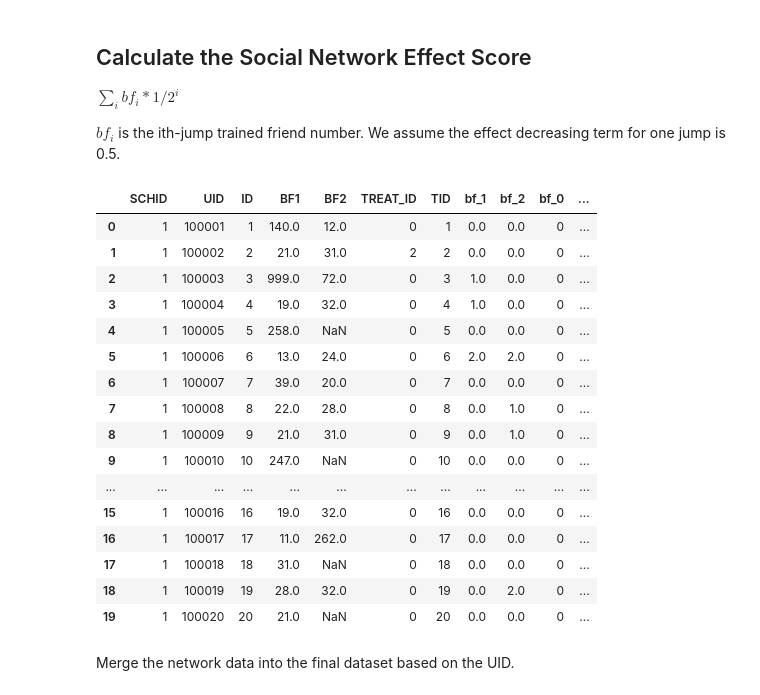
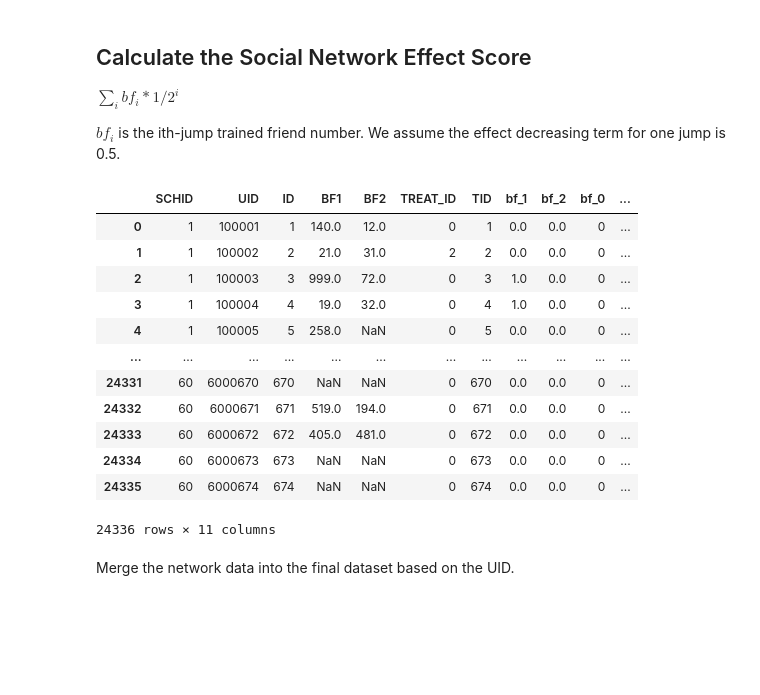
Before and after one commit to JipengSun/Causal_Inference_Anticonflict, a Jupyter notebook: network_analysis.ipynb, the cells around one changed output. Drawn from its saved outputs; the diff is of its cells as text; code cells hidden in the pictures; blank space fills up the shorter version.

```diff
--- a/network_analysis.ipynb
+++ b/network_analysis.ipynb
@@ -158,25 +158,21 @@ $bf_i$ is the ith-jump trained friend number. We assume the effect decreasing te
 # %%
 total_df['bf_0'] = 0
 total_df.loc[total_df['TREAT_ID'] == '1', 'bf_0'] = 1
 total_df = total_df.assign(Network_Effect = lambda x: (x['bf_0']+x['bf_1']*0.5+x['bf_2']*0.25))
-total_df.head(20)
+total_df
 # %% [output]
 |  | SCHID | UID | ID | BF1 | BF2 | TREAT_ID | TID | bf_1 | bf_2 | bf_0 | ... |
 | 0 | 1 | 100001 | 1 | 140.0 | 12.0 | 0 | 1 | 0.0 | 0.0 | 0 | ... |
 | 1 | 1 | 100002 | 2 | 21.0 | 31.0 | 2 | 2 | 0.0 | 0.0 | 0 | ... |
 | 2 | 1 | 100003 | 3 | 999.0 | 72.0 | 0 | 3 | 1.0 | 0.0 | 0 | ... |
 | 3 | 1 | 100004 | 4 | 19.0 | 32.0 | 0 | 4 | 1.0 | 0.0 | 0 | ... |
 | 4 | 1 | 100005 | 5 | 258.0 | NaN | 0 | 5 | 0.0 | 0.0 | 0 | ... |
-| 5 | 1 | 100006 | 6 | 13.0 | 24.0 | 0 | 6 | 2.0 | 2.0 | 0 | ... |
-| 6 | 1 | 100007 | 7 | 39.0 | 20.0 | 0 | 7 | 0.0 | 0.0 | 0 | ... |
-| 7 | 1 | 100008 | 8 | 22.0 | 28.0 | 0 | 8 | 0.0 | 1.0 | 0 | ... |
-| 8 | 1 | 100009 | 9 | 21.0 | 31.0 | 0 | 9 | 0.0 | 1.0 | 0 | ... |
-| 9 | 1 | 100010 | 10 | 247.0 | NaN | 0 | 10 | 0.0 | 0.0 | 0 | ... |
 | ... | ... | ... | ... | ... | ... | ... | ... | ... | ... | ... | ... |
-| 15 | 1 | 100016 | 16 | 19.0 | 32.0 | 0 | 16 | 0.0 | 0.0 | 0 | ... |
-| 16 | 1 | 100017 | 17 | 11.0 | 262.0 | 0 | 17 | 0.0 | 0.0 | 0 | ... |
-| 17 | 1 | 100018 | 18 | 31.0 | NaN | 0 | 18 | 0.0 | 0.0 | 0 | ... |
-| 18 | 1 | 100019 | 19 | 28.0 | 32.0 | 0 | 19 | 0.0 | 2.0 | 0 | ... |
-| 19 | 1 | 100020 | 20 | 21.0 | NaN | 0 | 20 | 0.0 | 0.0 | 0 | ... |
+| 24331 | 60 | 6000670 | 670 | NaN | NaN | 0 | 670 | 0.0 | 0.0 | 0 | ... |
+| 24332 | 60 | 6000671 | 671 | 519.0 | 194.0 | 0 | 671 | 0.0 | 0.0 | 0 | ... |
+| 24333 | 60 | 6000672 | 672 | 405.0 | 481.0 | 0 | 672 | 0.0 | 0.0 | 0 | ... |
+| 24334 | 60 | 6000673 | 673 | NaN | NaN | 0 | 673 | 0.0 | 0.0 | 0 | ... |
+| 24335 | 60 | 6000674 | 674 | NaN | NaN | 0 | 674 | 0.0 | 0.0 | 0 | ... |
+24336 rows × 11 columns
 # %% [markdown]
 Merge the network data into the final dataset based on the UID.
```
Also changed, not shown: parts of 1 cell of this notebook, 5 other files.
